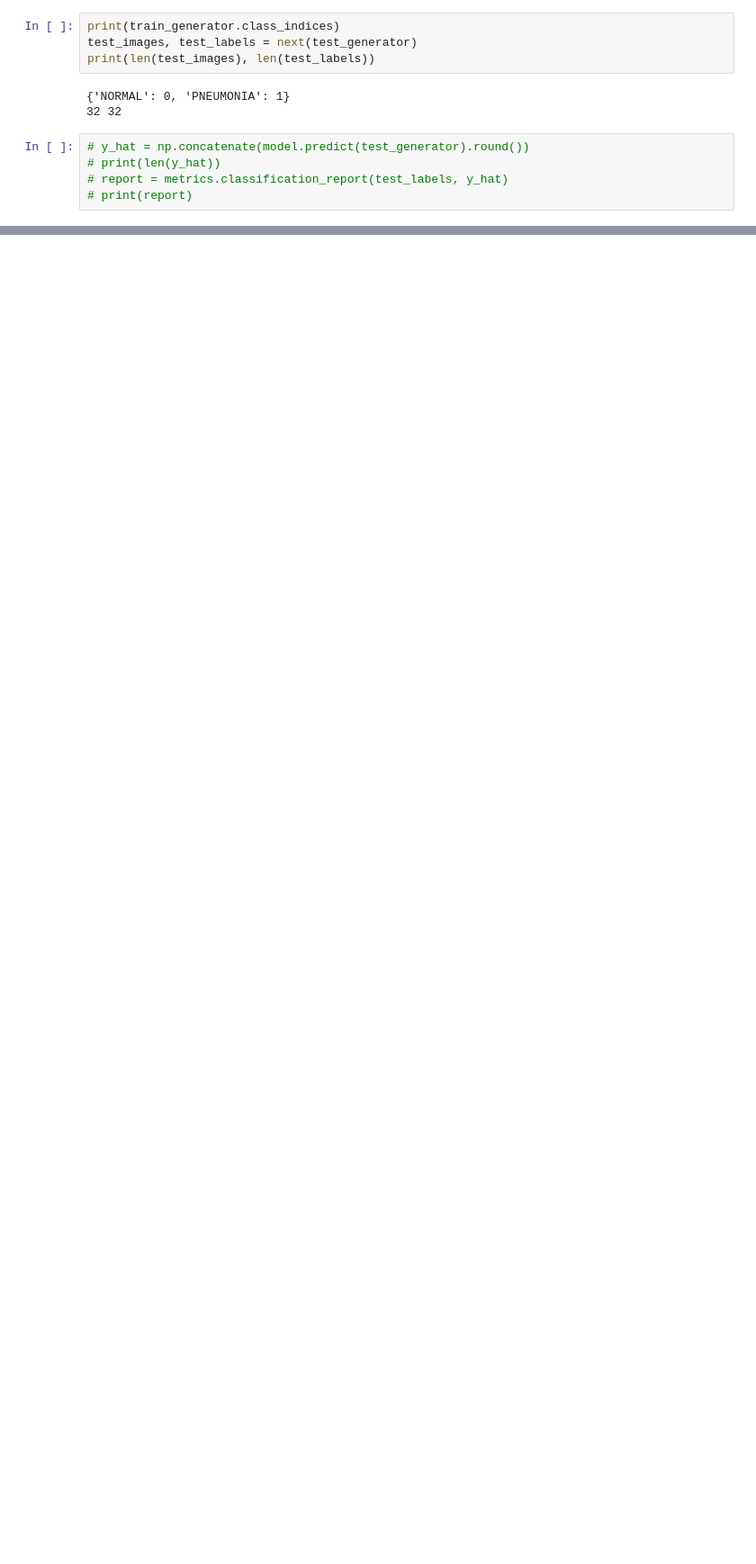
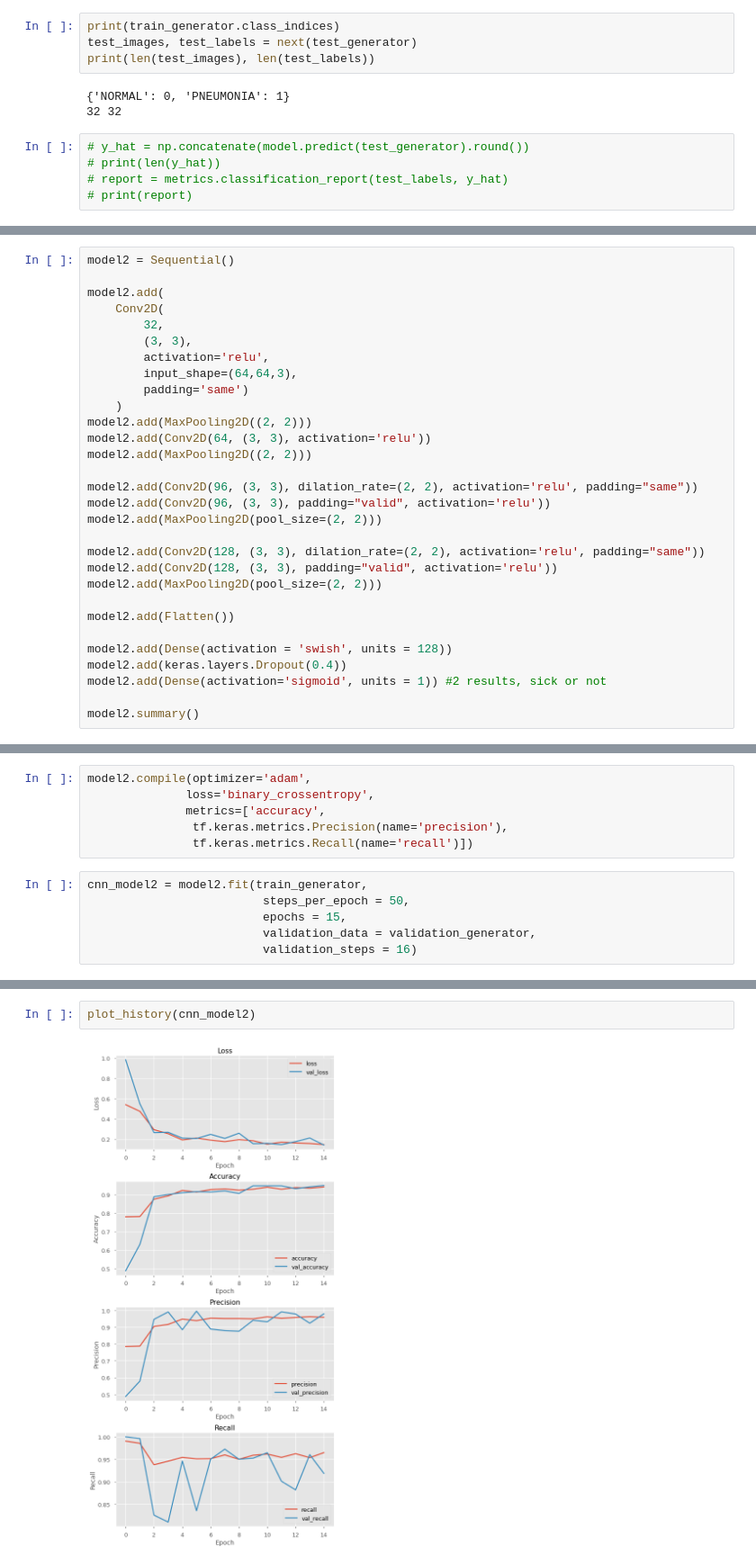
Before and after one commit to ewehmueller/xray-classification, a Jupyter notebook: image-classification.ipynb, the cells around one changed output, grey strips where cells are left out. Shown at 90% size. Cells and saved outputs as stored; diff of their text form; blank space fills up the shorter version.

Commit message:
Model Iteration with Swish

```diff
--- a/image-classification.ipynb
+++ b/image-classification.ipynb
@@ -255,0 +260,30 @@ print(len(test_images), len(test_labels))
+# %%
+model2 = Sequential()
+
+model2.add(
+    Conv2D(
+        32,
+        (3, 3),
+        activation='relu',
+        input_shape=(64,64,3),
+        padding='same')
+    )
+model2.add(MaxPooling2D((2, 2)))
+model2.add(Conv2D(64, (3, 3), activation='relu'))
+model2.add(MaxPooling2D((2, 2)))
+
+model2.add(Conv2D(96, (3, 3), dilation_rate=(2, 2), activation='relu', padding="same"))
+model2.add(Conv2D(96, (3, 3), padding="valid", activation='relu'))
+model2.add(MaxPooling2D(pool_size=(2, 2)))
+
+model2.add(Conv2D(128, (3, 3), dilation_rate=(2, 2), activation='relu', padding="same"))
+model2.add(Conv2D(128, (3, 3), padding="valid", activation='relu'))
+model2.add(MaxPooling2D(pool_size=(2, 2)))
+
+model2.add(Flatten())
+
+model2.add(Dense(activation = 'swish', units = 128))
+model2.add(keras.layers.Dropout(0.4))
+model2.add(Dense(activation='sigmoid', units = 1)) #2 results, sick or not
+
+model2.summary()
@@ -255,0 +308,12 @@ print(len(test_images), len(test_labels))
+# %%
+model2.compile(optimizer='adam',
+              loss='binary_crossentropy',
+              metrics=['accuracy',
+               tf.keras.metrics.Precision(name='precision'),
+               tf.keras.metrics.Recall(name='recall')])
+# %%
+cnn_model2 = model2.fit(train_generator,
+                         steps_per_epoch = 50,
+                         epochs = 15,
+                         validation_data = validation_generator,
+                         validation_steps = 16)
@@ -255,0 +338,4 @@ print(len(test_images), len(test_labels))
+# %%
+plot_history(cnn_model2)
+# %% [output]
+[figure, added]
```
Also changed, not shown: parts of 7 cells of this notebook.
